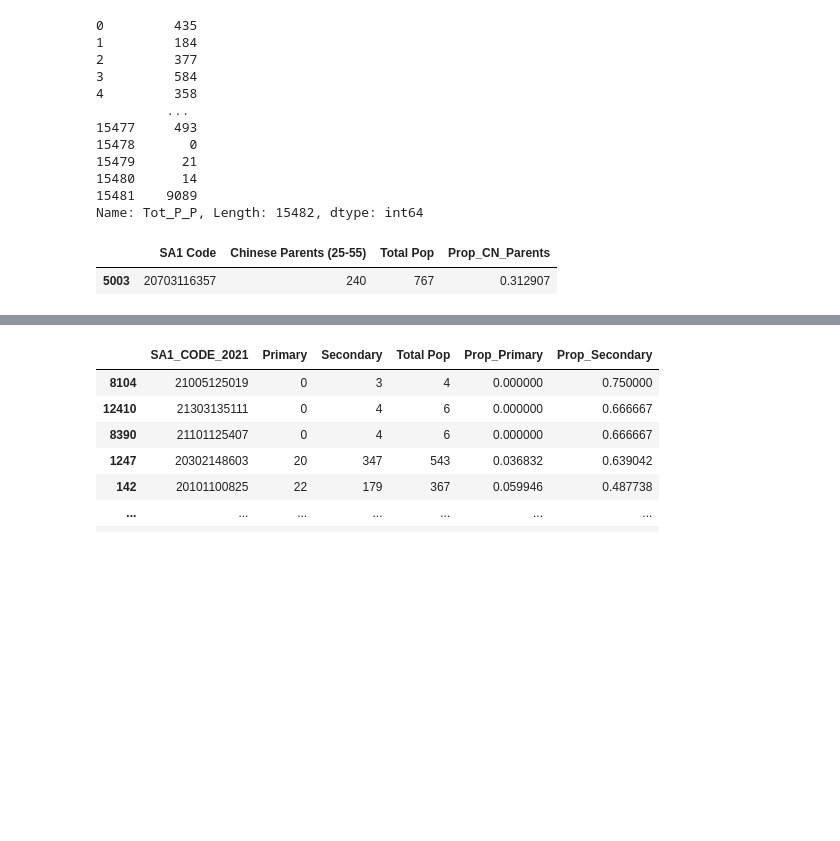
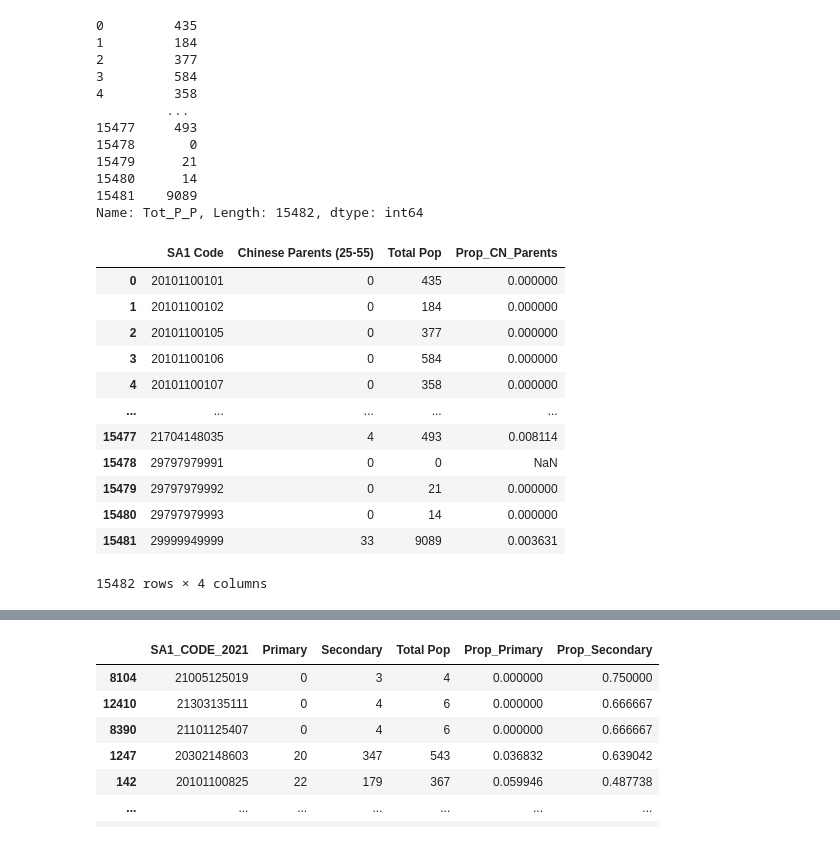
Before and after one commit to JQ4386/marketing_analysis, a Jupyter notebook: data.ipynb, the cells around one changed output, grey strips where cells are left out. Cells and saved outputs as stored; diff of their text form; code cells hidden in the pictures; blank space fills up the shorter version.

```diff
--- a/data.ipynb
+++ b/data.ipynb
@@ -21,25 +21,36 @@ Name: Tot_P_P, Length: 15482, dtype: int64
 # %%
 # 1. Parents (Age 25 - 55) born in China
 
 df = pd.read_csv("./2021Census_G09F_VIC_SA1.csv")
 
 china_born_df = df.loc[:, "P_China_25_44":"P_China_45_54"].copy()
 
 SA1s = df.iloc[:, 0]
 
 china_born_df.insert(0, "SA1 Code", SA1s)
 
 china_born_df["Chinese Parents (25-55)"] = china_born_df["P_China_25_44"] + china_born_df["P_China_45_54"]
 
 china_born_df = china_born_df.drop(china_born_df.columns[[1, 2]], axis=1)
 
 china_born_df.sort_values("Chinese Parents (25-55)", ascending=False).head(20)
 
 china_born_df.insert(2, "Total Pop", total_pop)
 china_born_df["Prop_CN_Parents"] = china_born_df["Chinese Parents (25-55)"]/china_born_df["Total Pop"]
 china_born_df.sort_values("Prop_CN_Parents", ascending=False)
 
-china_born_df[china_born_df["SA1 Code"] == 20703116357]
+china_born_df
 # %% [output]
 |  | SA1 Code | Chinese Parents (25-55) | Total Pop | Prop_CN_Parents |
-| 5003 | 20703116357 | 240 | 767 | 0.312907 |
+| 0 | 20101100101 | 0 | 435 | 0.000000 |
+| 1 | 20101100102 | 0 | 184 | 0.000000 |
+| 2 | 20101100105 | 0 | 377 | 0.000000 |
+| 3 | 20101100106 | 0 | 584 | 0.000000 |
+| 4 | 20101100107 | 0 | 358 | 0.000000 |
+| ... | ... | ... | ... | ... |
+| 15477 | 21704148035 | 4 | 493 | 0.008114 |
+| 15478 | 29797979991 | 0 | 0 | NaN |
+| 15479 | 29797979992 | 0 | 21 | 0.000000 |
+| 15480 | 29797979993 | 0 | 14 | 0.000000 |
+| 15481 | 29999949999 | 33 | 9089 | 0.003631 |
+15482 rows × 4 columns
```
Also changed, not shown: parts of 8 cells of this notebook, 2 other files.
